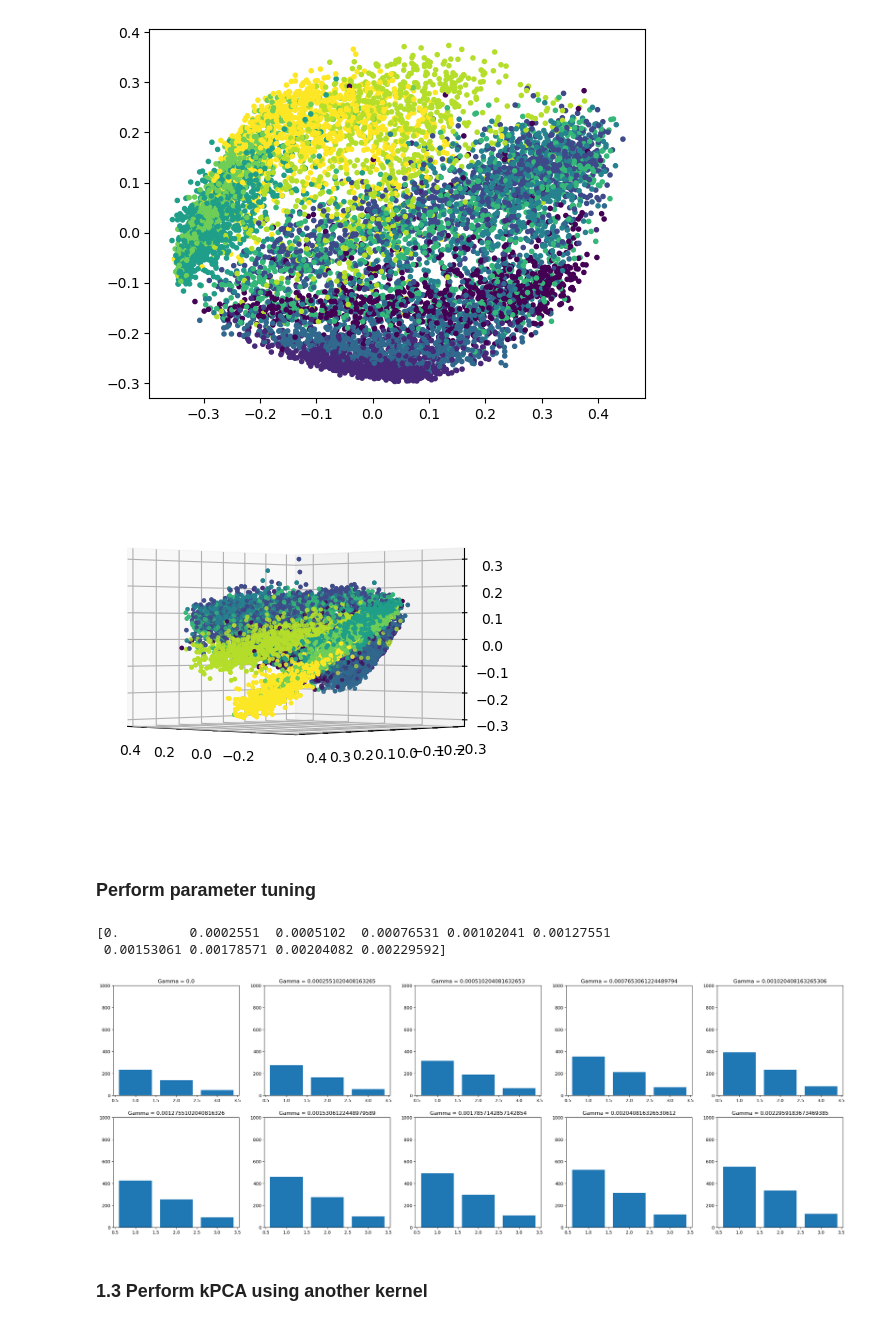
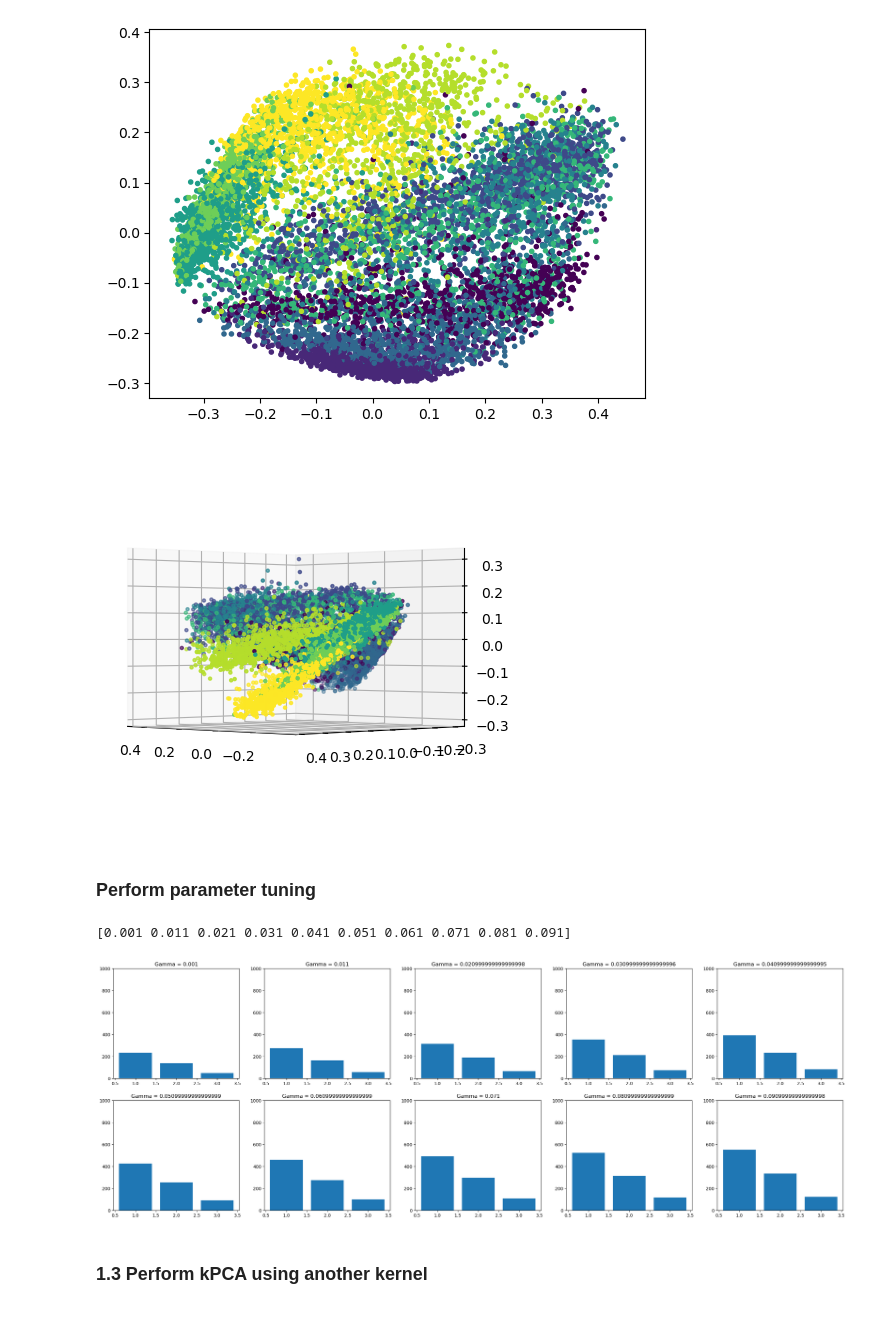
Before and after one commit to LisaDaVinchie/adv-ml_challenge1, a Jupyter notebook: AdvML_Challenge1_v1.ipynb, the cells around one changed output. Drawn from its saved outputs; the diff is of its cells as text; code cells hidden in the pictures.

```diff
--- a/AdvML_Challenge1_v1.ipynb
+++ b/AdvML_Challenge1_v1.ipynb
@@ -107,6 +99,5 @@ labels_subset = np.array(labels_subset)
 # %%
-test_subset = []
-labels_test = []
+test_subset = [], labels_test = []
 
 for batch in test_subset_loader:
     data, labels = batch
@@ -183,8 +170,7 @@ fig = plt.figure()
 ax = fig.add_subplot(111, projection='3d')
 
 # Color the data points based on the labels
-for i in range(3):
-    ax.scatter(data_pca_linear[:, 0], data_pca_linear[:, 1], data_pca_linear[:, 2], c = labels_subset, marker='.')
+ax.scatter(data_pca_linear[:, 0], data_pca_linear[:, 1], data_pca_linear[:, 2], c = labels_subset, marker='.')
 
 ax.view_init(elev=90, azim=135)
 # %% [output]
@@ -203,7 +189,7 @@ The data does not seem to be well separated, so finding the right hyperplane for
 # else:
     ## If the file does not exixts, create it
 
-kernel_pca = KernelPCA(kernel="rbf", n_components = 3)
+kernel_pca = KernelPCA(kernel="rbf", n_components=15)
 data_pca_rbf = kernel_pca.fit_transform(train_subset_scaled)
 
 # save_data(data_pca_rbf, "data_pca_rbf.pickle")
@@ -217,18 +203,16 @@ fig = plt.figure()
 ax = fig.add_subplot(111, projection='3d')
 
 # Color the data points based on the labels
-for i in range(3):
-    ax.scatter(data_pca_rbf[:, 0], data_pca_rbf[:, 1], data_pca_rbf[:, 2], c = labels_subset, marker='.')
+ax.scatter(data_pca_rbf[:, 0], data_pca_rbf[:, 1], data_pca_rbf[:, 2], c = labels_subset, marker='.')
 
 ax.view_init(elev=0, azim=135)
 # %% [output]
-[figure, old version]
+[figure, new version]
 # %% [markdown]
 ### Perform parameter tuning
 # %%
 ## Choose the range of the parameter gamma
-gammas = np.arange(1/784 - 5 * (1/784) * (1/5), 1/784 + 5 * (1/784) * (1/5), (1/784) * (1/5))
-
+gammas = np.arange(start=1/1000, stop=1/10, step=0.01)
 print(gammas)
 
 if os.path.exists("eigenvalues_rbf.pickle"):
@@ -237,36 +221,35 @@ if os.path.exists("eigenvalues_rbf.pickle"):
 
 else:
     ## If the file does not exixts, create it
 
     ## Extract eigenvalues
     n_components = 3
     eigenvalues_rbf = np.empty((len(gammas), n_components))
 
     for i in range(len(gammas)):
         kernel_pca = KernelPCA(kernel="rbf", n_components = n_components, gamma = gammas[i])
         eigenvalues_rbf[i] = kernel_pca.fit(train_subset_scaled).eigenvalues_
 
     save_data(eigenvalues_rbf, "eigenvalues_rbf.pickle")
 
 
 
 # Plot the results
 fig, axs = plt.subplots(2, 5, figsize=(30, 10))
 
 # Create 10 random plots
 for i, ax in enumerate(axs.flat):
     # Generate random data
     x = np.arange(1, len(eigenvalues_rbf[i, :]) + 1, 1)
     # Plot the data on the corresponding axis
     ax.bar(x, eigenvalues_rbf[i, :])
     ax.set_ylim(0, 1000)
     # ax.set_xlabel('Component')
     # ax.set_ylabel('Eigenvalue')
     ax.set_title('Gamma = ' + str(gammas[i]))
 # %% [output]
-[0.         0.0002551  0.0005102  0.00076531 0.00102041 0.00127551
- 0.00153061 0.00178571 0.00204082 0.00229592]
+[0.001 0.011 0.021 0.031 0.041 0.051 0.061 0.071 0.081 0.091]
-[figure, old version]
+[figure, new version]
 # %% [markdown]
 ### 1.3 Perform kPCA using another kernel
 # %%
```
Also changed, not shown: parts of 31 cells of this notebook.
